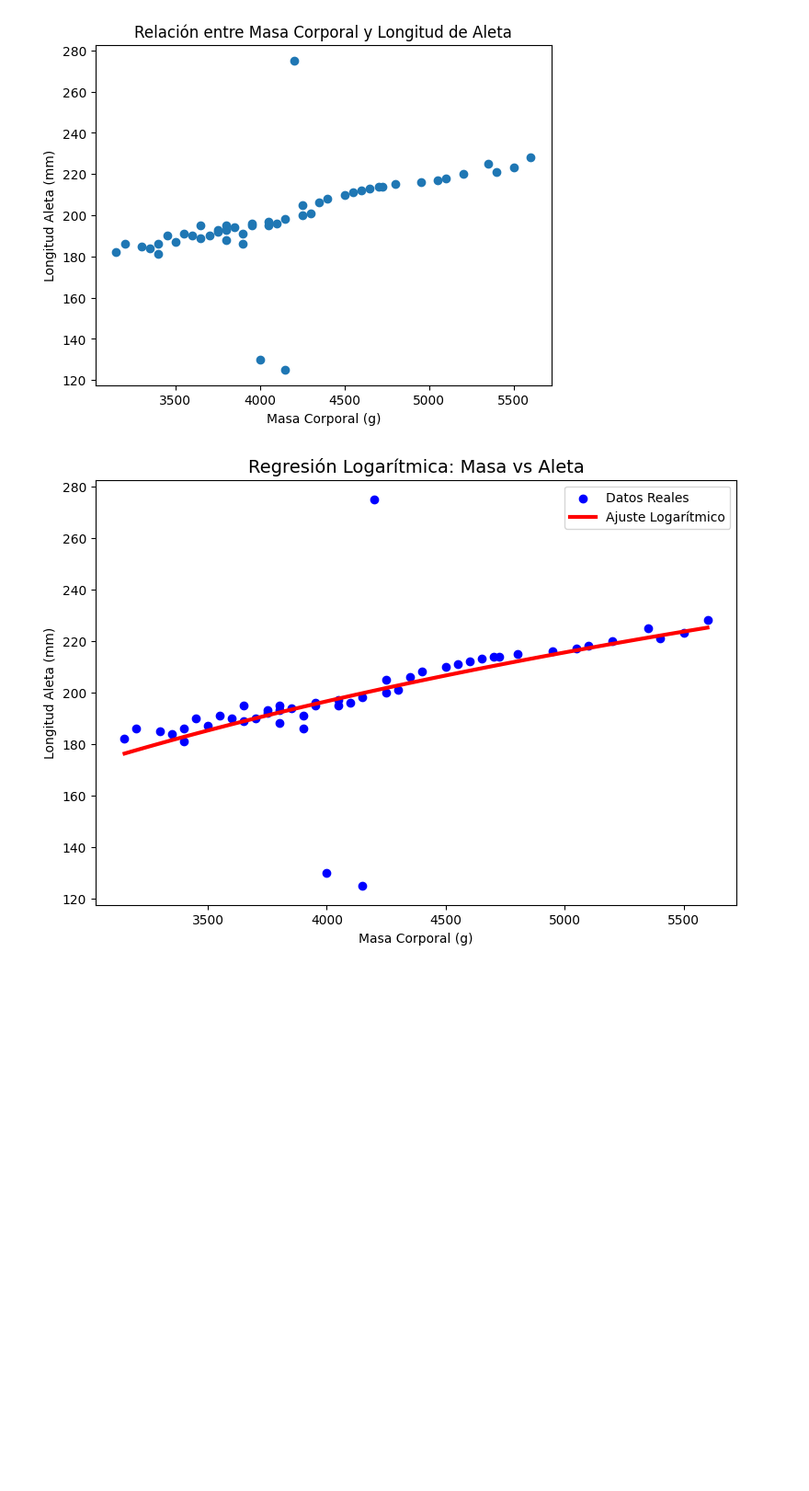
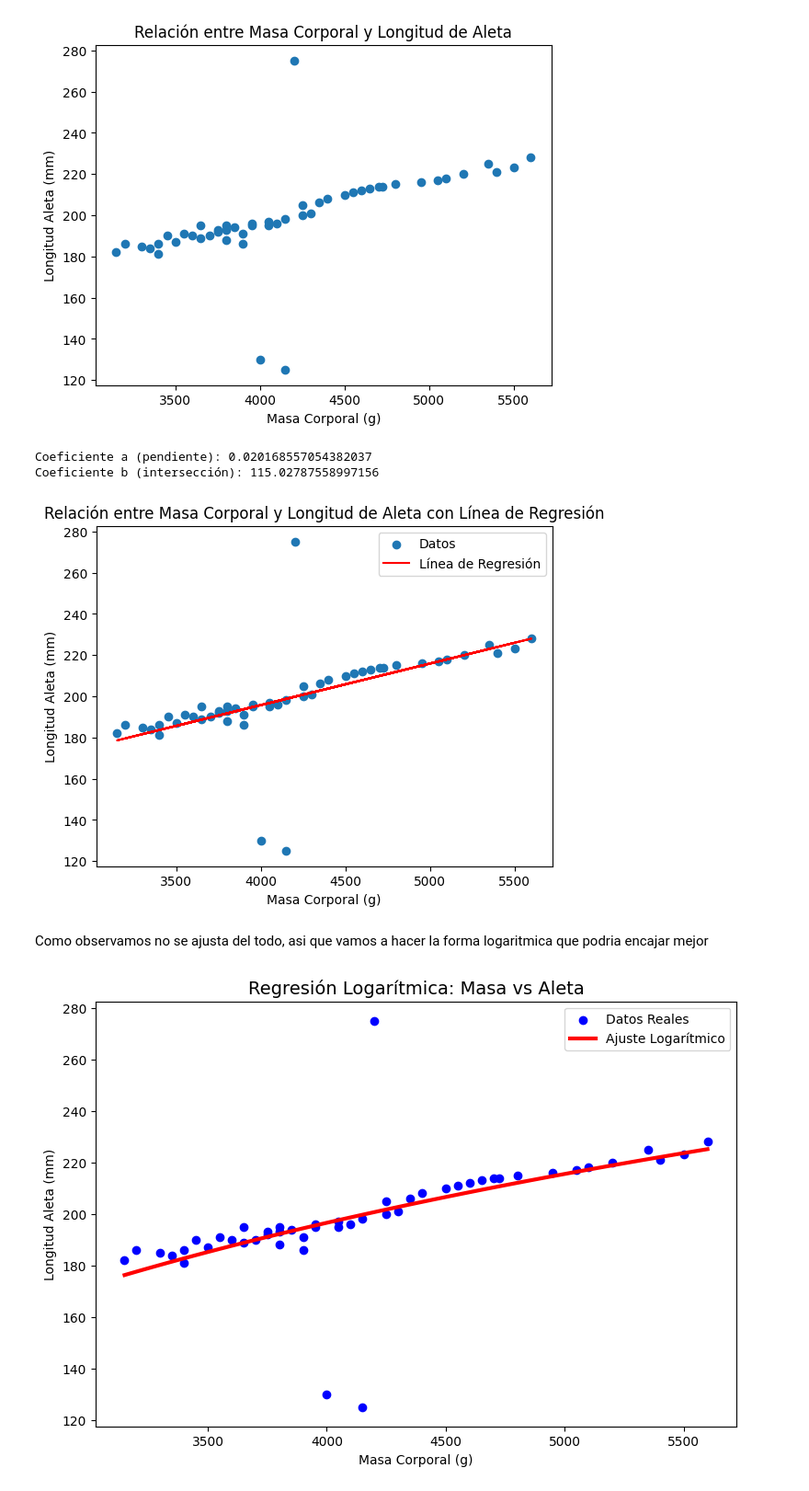
Before and after one commit to 0x414e45/statistics, a Jupyter notebook: examen.ipynb, the cells around one changed output. Shown at 92% size. Saved outputs shown, nothing was run; the diff lists cells and outputs as text; code cells hidden in the pictures; blank space fills up the shorter version.

```diff
--- a/examen.ipynb
+++ b/examen.ipynb
@@ -143,6 +143,27 @@ plt.title("Relación entre Masa Corporal y Longitud de Aleta")
 plt.show()
 # %% [output]
 [figure]
+# %%
+x = pinguinos["Masa_Corporal"]
+y = pinguinos["Longitud_Aleta"]
+
+a,b = np.polyfit(x, y, 1)
+print(f"Coeficiente a (pendiente): {a}")
+print(f"Coeficiente b (intersección): {b}")
+
+plt.scatter(x, y, label='Datos')
+plt.plot(x, a*x + b, color='red', label='Línea de Regresión')
+plt.xlabel("Masa Corporal (g)")
+plt.ylabel("Longitud Aleta (mm)")
+plt.title("Relación entre Masa Corporal y Longitud de Aleta con Línea de Regresión")
+plt.legend()
+plt.show()
+# %% [output]
+Coeficiente a (pendiente): 0.020168557054382037
+Coeficiente b (intersección): 115.02787558997156
+[figure, added]
+# %% [markdown]
+Como observamos no se ajusta del todo, asi que vamos a hacer la forma logaritmica que podria encajar mejor
 # %%
 x = pinguinos['Masa_Corporal']
 y = pinguinos['Longitud_Aleta']
```
Also changed, not shown: parts of 1 cell of this notebook.
